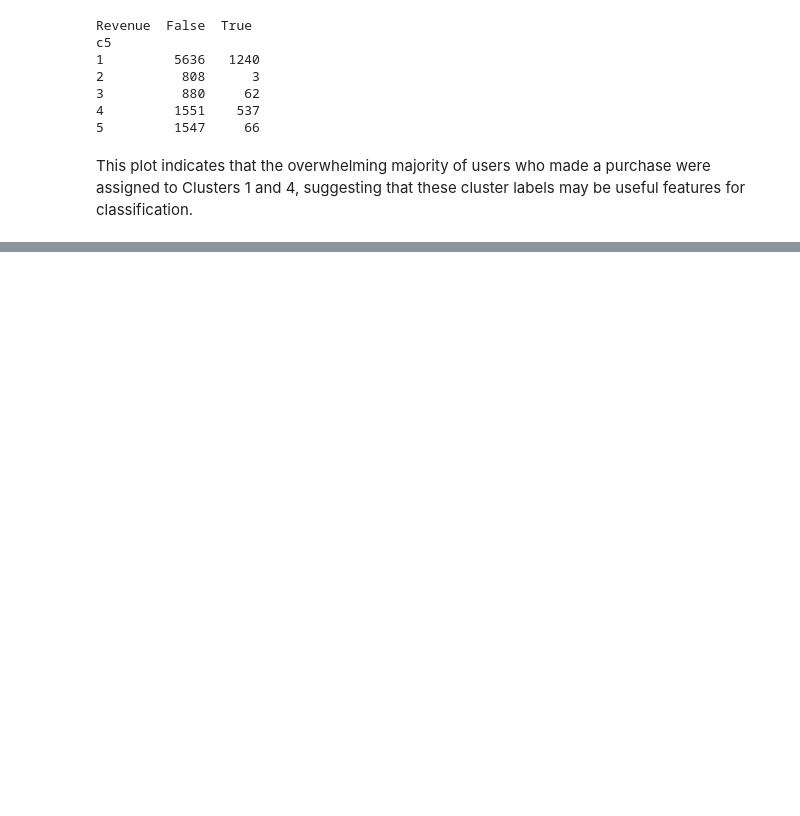
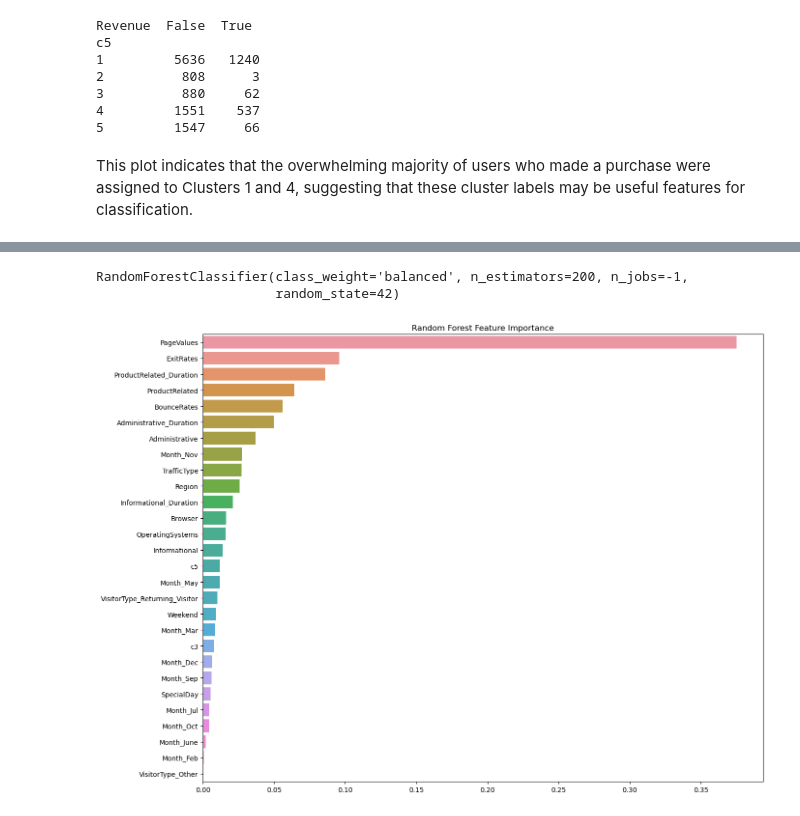
Before and after one commit to jacksonSmall/Shopper-Behavior-Analysis, a Jupyter notebook: EDA_2.ipynb, the cells around one changed output, grey strips where cells are left out. Drawn from its saved outputs; the diff is of its cells as text; code cells hidden in the pictures; blank space fills up the shorter version.

```diff
--- a/EDA_2.ipynb
+++ b/EDA_2.ipynb
@@ -435,0 +587,38 @@ This plot indicates that the overwhelming majority of users who made a purchase
+# %%
+# RF features importance
+X = df_processed.drop("Revenue", axis=1)
+y = df_processed["Revenue"]
+
+# Split
+X_train, X_test, y_train, y_test = train_test_split(
+    X, y, test_size=0.3, random_state=42, stratify=y
+)
+# %%
+scaler_rf = StandardScaler()
+X_train[cont_features + count_features] = scaler_rf.fit_transform(
+    X_train[cont_features + count_features]
+)
+X_test[cont_features + count_features] = scaler_rf.transform(
+    X_test[cont_features + count_features]
+)
+# %%
+rf = RandomForestClassifier(
+    n_estimators=200,
+    random_state=42,
+    class_weight="balanced",
+    n_jobs=-1
+)
+rf.fit(X_train, y_train)
+# %% [output]
+RandomForestClassifier(class_weight='balanced', n_estimators=200, n_jobs=-1,
+                       random_state=42)
+# %%
+importances = pd.Series(rf.feature_importances_, index=X.columns).sort_values(ascending=False)
+
+plt.figure(figsize=(14, 10))
+sns.barplot(x=importances, y=importances.index)
+plt.title("Random Forest Feature Importance")
+plt.tight_layout()
+plt.show()
+# %% [output]
+[figure, added]
```
Also changed, not shown: parts of 26 cells of this notebook.
